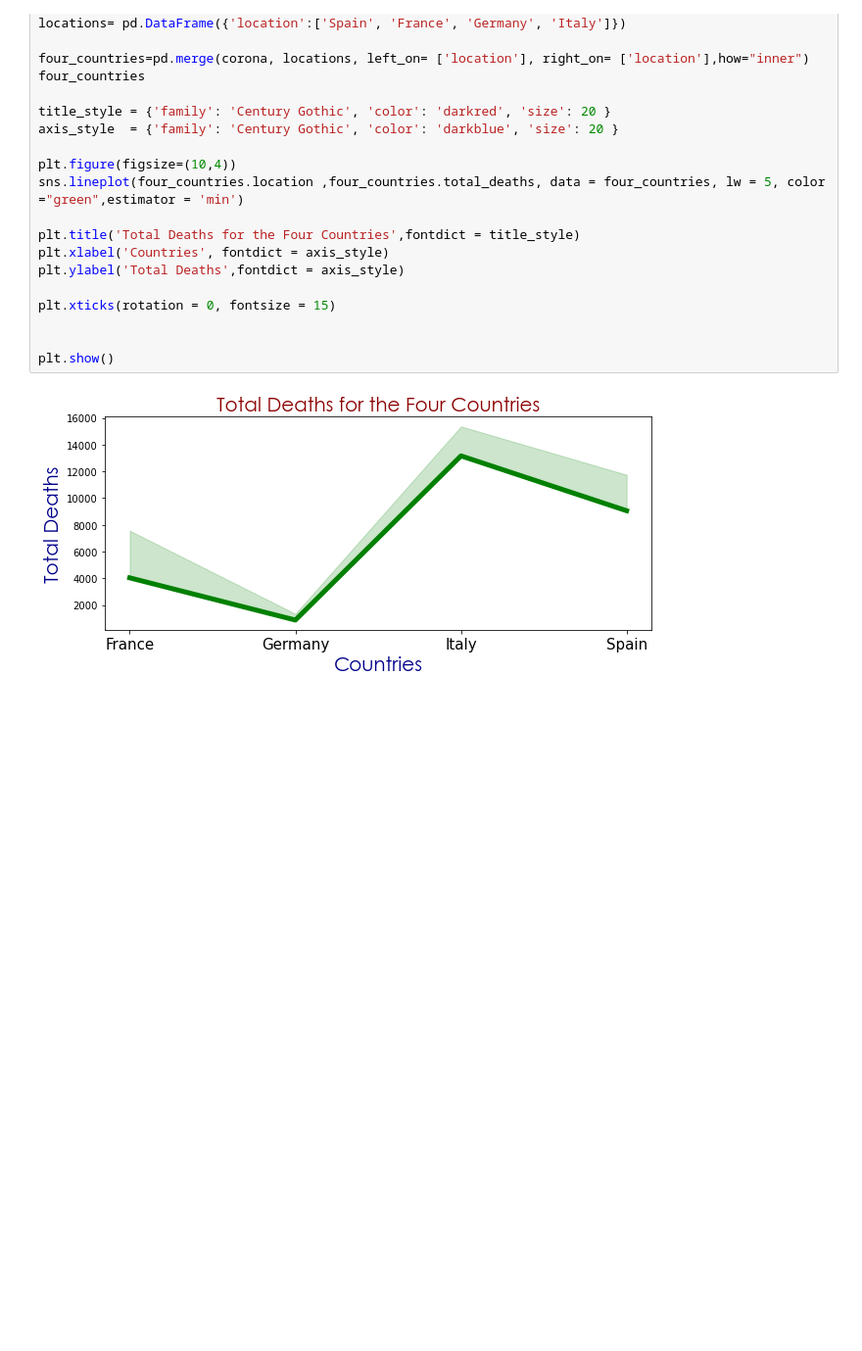
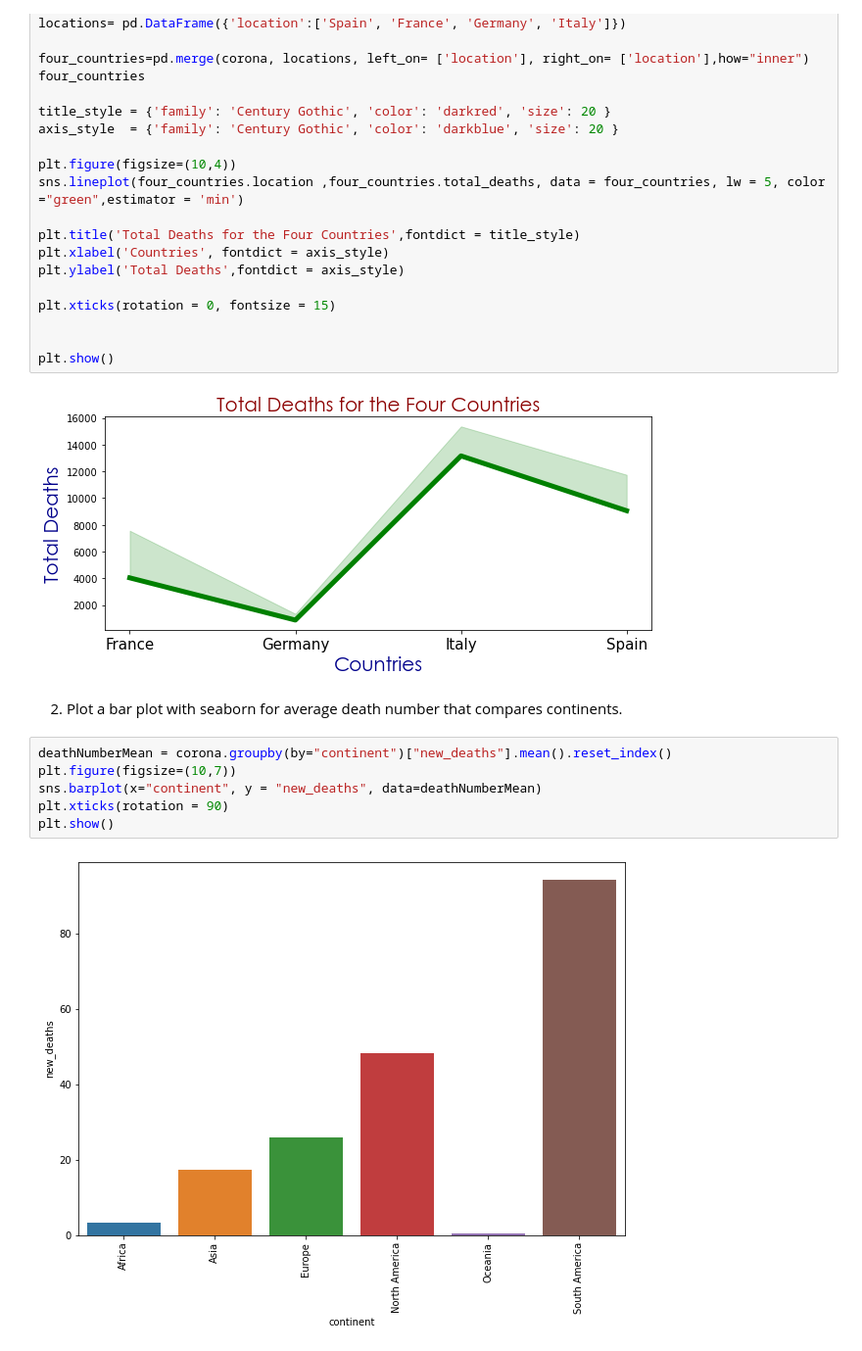
Before and after one commit to semradagyutan/DataScience_Wtech, a Jupyter notebook: Homework-4/04-06 Visulation with Seaborn.ipynb, the cells around one changed output. Shown at 98% size. Drawn from its saved outputs; the diff is of its cells as text; blank space fills up the shorter version.

```diff
--- a/Homework-4/04-06 Visulation with Seaborn.ipynb
+++ b/Homework-4/04-06 Visulation with Seaborn.ipynb
@@ -34,3 +34,13 @@ plt.xticks(rotation = 0, fontsize = 15)
 plt.show()
 # %% [output]
 [figure]
+# %% [markdown]
+2. Plot a bar plot with seaborn for average death number that compares continents.
+# %%
+deathNumberMean = corona.groupby(by="continent")["new_deaths"].mean().reset_index()
+plt.figure(figsize=(10,7))
+sns.barplot(x="continent", y = "new_deaths", data=deathNumberMean)
+plt.xticks(rotation = 90)
+plt.show()
+# %% [output]
+[figure, added]
```
Also changed, not shown: parts of 4 cells of this notebook.
